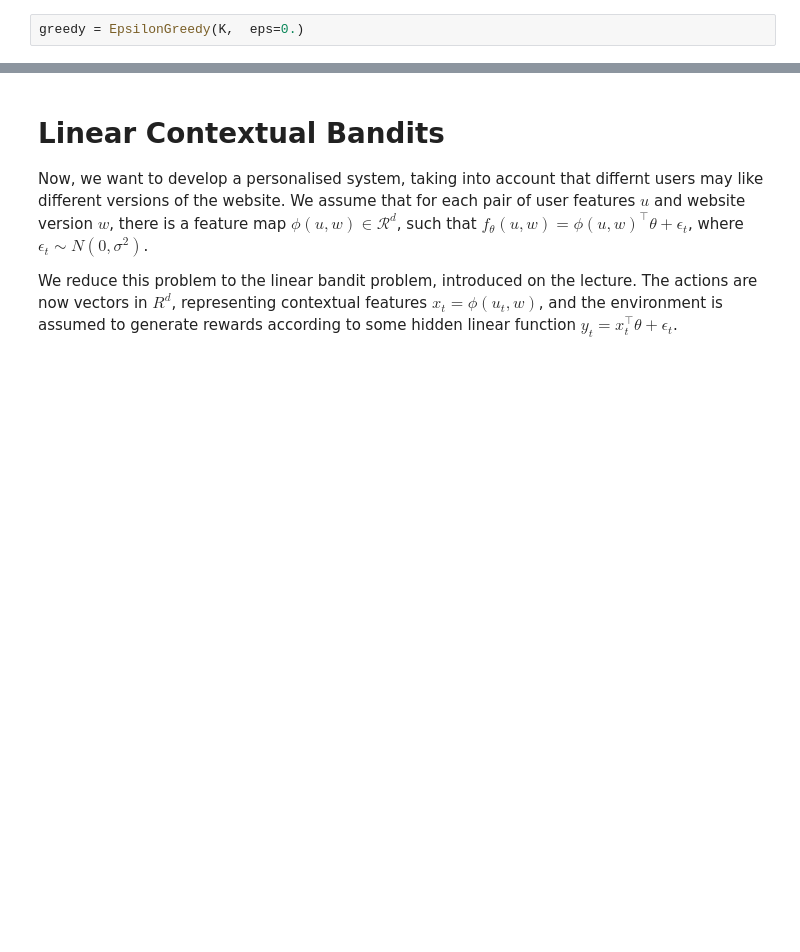
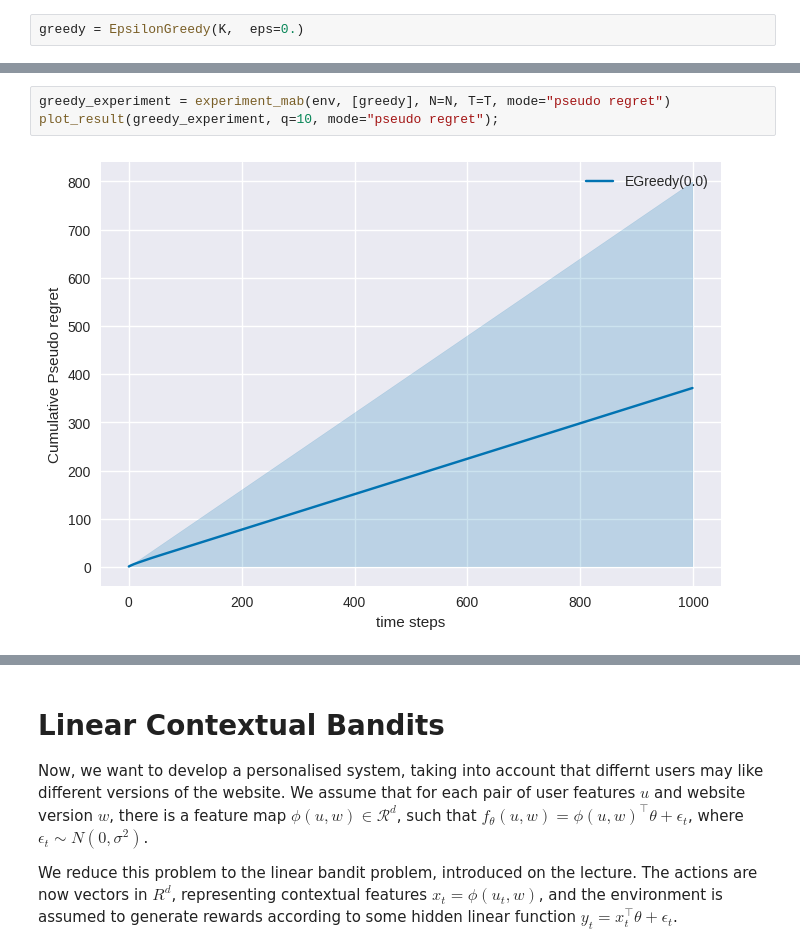
Before and after one commit to rlsummerschool/practical-sessions, a Jupyter notebook: notebooks/bandits_practice.ipynb, the cells around one changed output, grey strips where cells are left out. Cells and saved outputs as stored; diff of their text form; blank space fills up the shorter version.

```diff
--- a/notebooks/bandits_practice.ipynb
+++ b/notebooks/bandits_practice.ipynb
@@ -204,0 +232,5 @@ plot_result(greedy_experiment, q=10, mode="regret");
+# %%
+greedy_experiment = experiment_mab(env, [greedy], N=N, T=T, mode="pseudo regret")
+plot_result(greedy_experiment, q=10, mode="pseudo regret");
+# %% [output]
+[figure, added]
```
Also changed, not shown: parts of 30 cells of this notebook.
